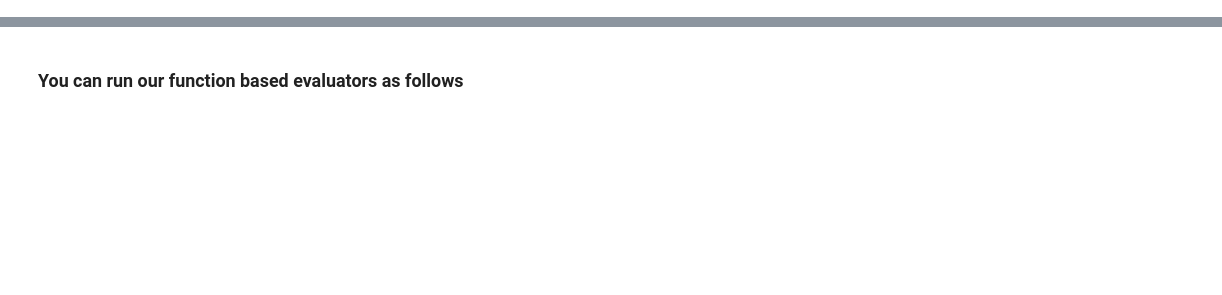
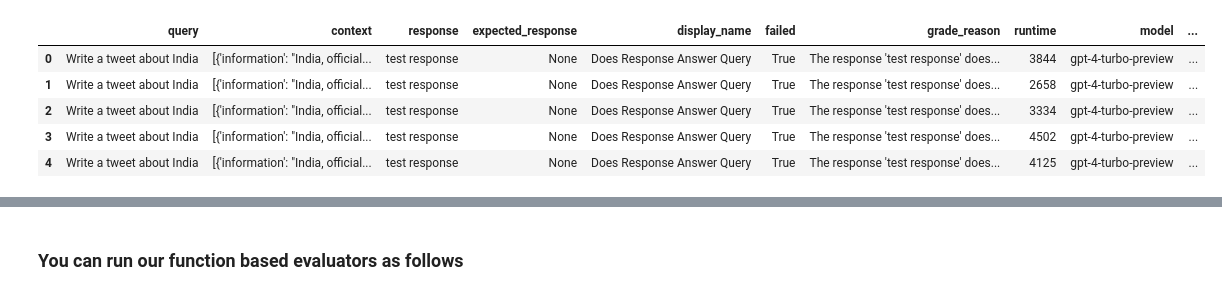
Before and after one commit to athina-ai/athina-evals, a Jupyter notebook: examples/run_eval.ipynb, the cells around one changed output, grey strips where cells are left out. Cells and saved outputs as stored; diff of their text form; code cells hidden in the pictures; blank space fills up the shorter version.

Commit message:
Fix examples in run eval notebook

```diff
--- a/examples/run_eval.ipynb
+++ b/examples/run_eval.ipynb
@@ -137,7 +253,14 @@ ContextContainsEnoughInformation(model=eval_model).run_batch(data=dataset).to_df
 # %%
 # Checks if the LLM response answers the user query sufficiently
-eval_model = "gpt-4"
+eval_model = "gpt-4-turbo-preview"
 DoesResponseAnswerQuery(model=eval_model).run_batch(data=dataset).to_df()
+# %% [output]
+|  | query | context | response | expected_response | display_name | failed | grade_reason | runtime | model | ... |
+| 0 | Write a tweet about India | [{'information': "India, official... | test response | None | Does Response Answer Query | True | The response 'test response' does... | 3844 | gpt-4-turbo-preview | ... |
+| 1 | Write a tweet about India | [{'information': "India, official... | test response | None | Does Response Answer Query | True | The response 'test response' does... | 2658 | gpt-4-turbo-preview | ... |
+| 2 | Write a tweet about India | [{'information': "India, official... | test response | None | Does Response Answer Query | True | The response 'test response' does... | 3334 | gpt-4-turbo-preview | ... |
+| 3 | Write a tweet about India | [{'information': "India, official... | test response | None | Does Response Answer Query | True | The response 'test response' does... | 4502 | gpt-4-turbo-preview | ... |
+| 4 | Write a tweet about India | [{'information': "India, official... | test response | None | Does Response Answer Query | True | The response 'test response' does... | 4125 | gpt-4-turbo-preview | ... |
 # %%
 # Checks if the LLM response is faithful to the information provided to it
 eval_model = "gpt-3.5-turbo"
```
Also changed, not shown: parts of 40 cells of this notebook.
